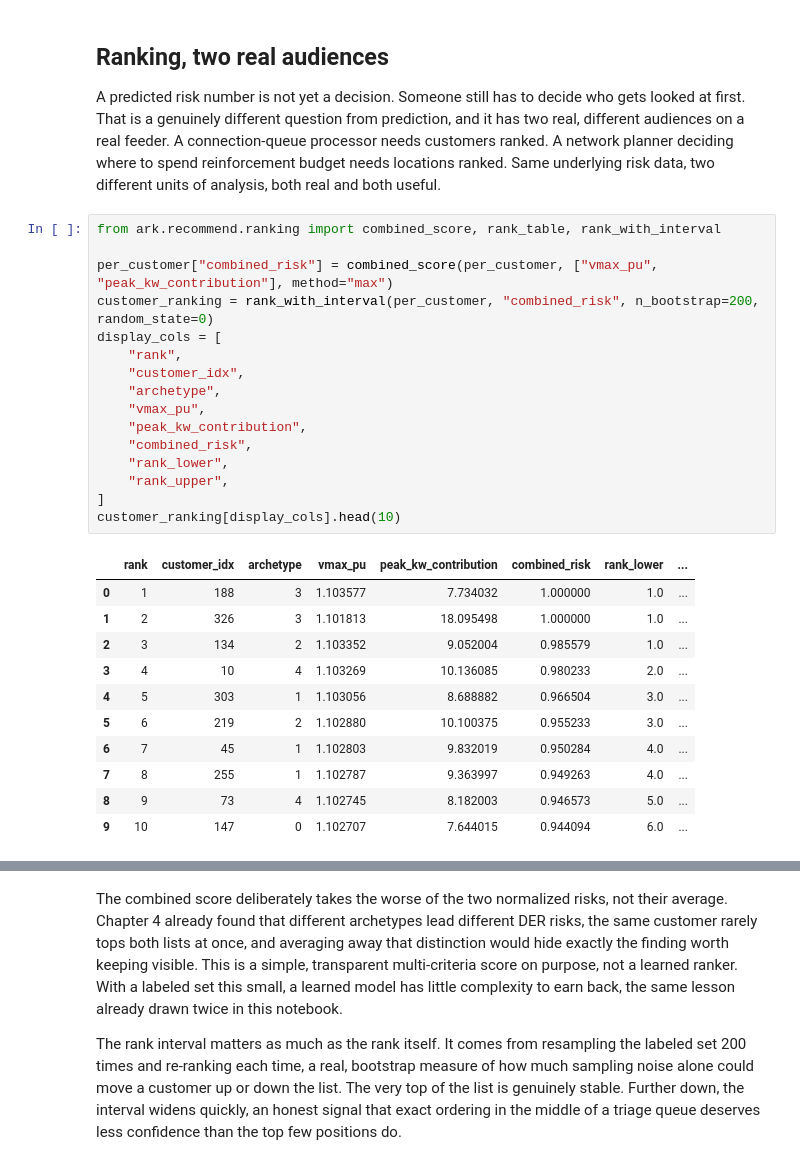
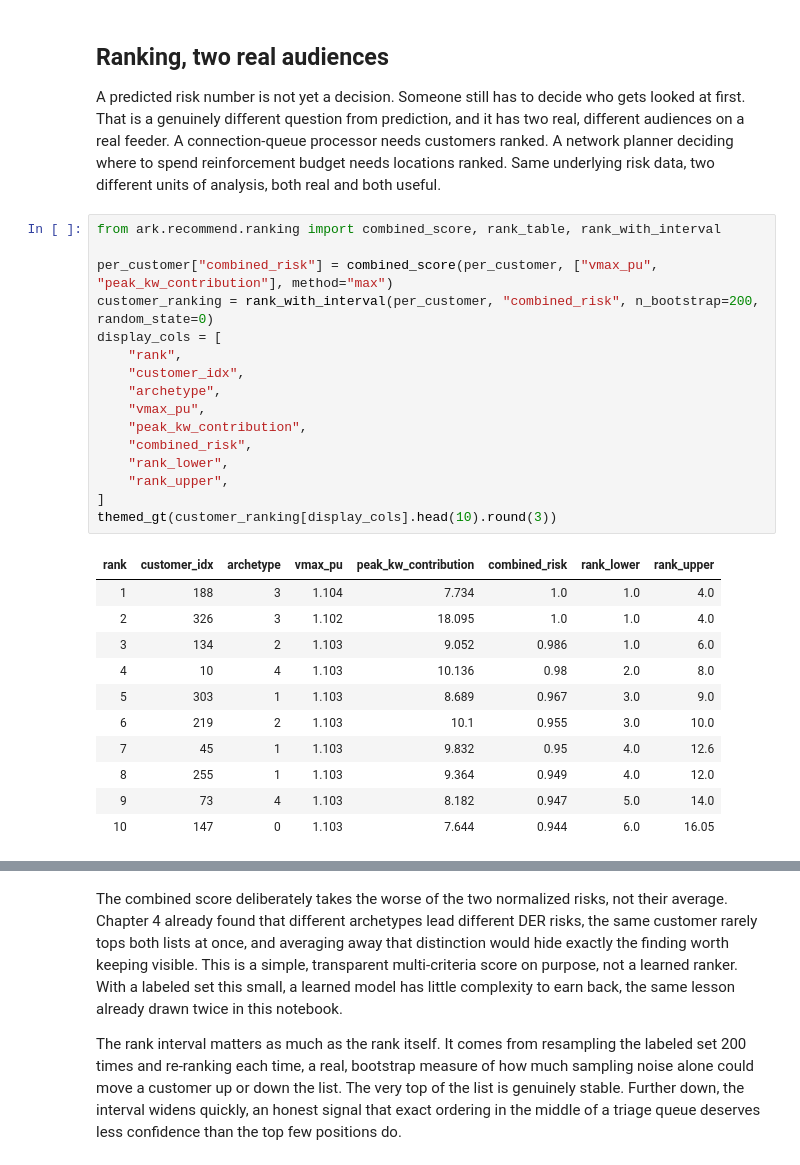
Before and after one commit to sambaiga/ml-energy-disaggregation, a Jupyter notebook: book/04-grid-edge/05-ranking-recommendation-code.ipynb, the cells around one changed output, grey strips where cells are left out. Saved outputs shown, nothing was run; the diff lists cells and outputs as text.

```diff
--- a/book/04-grid-edge/05-ranking-recommendation-code.ipynb
+++ b/book/04-grid-edge/05-ranking-recommendation-code.ipynb
@@ -325,31 +376,31 @@ calibrated on 89 held-back customers, threshold tau=0.830
 ## Ranking, two real audiences
 
 A predicted risk number is not yet a decision. Someone still has to decide who gets looked at first. That is a genuinely different question from prediction, and it has two real, different audiences on a real feeder. A connection-queue processor needs customers ranked. A network planner deciding where to spend reinforcement budget needs locations ranked. Same underlying risk data, two different units of analysis, both real and both useful.
-# %%
-from ark.recommend.ranking import combined_score, rank_table, rank_with_interval
-
-per_customer["combined_risk"] = combined_score(per_customer, ["vmax_pu", "peak_kw_contribution"], method="max")
-customer_ranking = rank_with_interval(per_customer, "combined_risk", n_bootstrap=200, random_state=0)
-display_cols = [
-    "rank",
-    "customer_idx",
-    "archetype",
-    "vmax_pu",
-    "peak_kw_contribution",
-    "combined_risk",
-    "rank_lower",
-    "rank_upper",
-]
-customer_ranking[display_cols].head(10)
-# %% [output]
-|  | rank | customer_idx | archetype | vmax_pu | peak_kw_contribution | combined_risk | rank_lower | ... |
-| 0 | 1 | 188 | 3 | 1.103577 | 7.734032 | 1.000000 | 1.0 | ... |
-| 1 | 2 | 326 | 3 | 1.101813 | 18.095498 | 1.000000 | 1.0 | ... |
-| 2 | 3 | 134 | 2 | 1.103352 | 9.052004 | 0.985579 | 1.0 | ... |
-| 3 | 4 | 10 | 4 | 1.103269 | 10.136085 | 0.980233 | 2.0 | ... |
-| 4 | 5 | 303 | 1 | 1.103056 | 8.688882 | 0.966504 | 3.0 | ... |
-| 5 | 6 | 219 | 2 | 1.102880 | 10.100375 | 0.955233 | 3.0 | ... |
-| 6 | 7 | 45 | 1 | 1.102803 | 9.832019 | 0.950284 | 4.0 | ... |
-| 7 | 8 | 255 | 1 | 1.102787 | 9.363997 | 0.949263 | 4.0 | ... |
-| 8 | 9 | 73 | 4 | 1.102745 | 8.182003 | 0.946573 | 5.0 | ... |
-| 9 | 10 | 147 | 0 | 1.102707 | 7.644015 | 0.944094 | 6.0 | ... |
+# %%
+from ark.recommend.ranking import combined_score, rank_table, rank_with_interval
+
+per_customer["combined_risk"] = combined_score(per_customer, ["vmax_pu", "peak_kw_contribution"], method="max")
+customer_ranking = rank_with_interval(per_customer, "combined_risk", n_bootstrap=200, random_state=0)
+display_cols = [
+    "rank",
+    "customer_idx",
+    "archetype",
+    "vmax_pu",
+    "peak_kw_contribution",
+    "combined_risk",
+    "rank_lower",
+    "rank_upper",
+]
+themed_gt(customer_ranking[display_cols].head(10).round(3))
+# %% [output]
+| rank | customer_idx | archetype | vmax_pu | peak_kw_contribution | combined_risk | rank_lower | rank_upper |
+| 1 | 188 | 3 | 1.104 | 7.734 | 1.0 | 1.0 | 4.0 |
+| 2 | 326 | 3 | 1.102 | 18.095 | 1.0 | 1.0 | 4.0 |
+| 3 | 134 | 2 | 1.103 | 9.052 | 0.986 | 1.0 | 6.0 |
+| 4 | 10 | 4 | 1.103 | 10.136 | 0.98 | 2.0 | 8.0 |
+| 5 | 303 | 1 | 1.103 | 8.689 | 0.967 | 3.0 | 9.0 |
+| 6 | 219 | 2 | 1.103 | 10.1 | 0.955 | 3.0 | 10.0 |
+| 7 | 45 | 1 | 1.103 | 9.832 | 0.95 | 4.0 | 12.6 |
+| 8 | 255 | 1 | 1.103 | 9.364 | 0.949 | 4.0 | 12.0 |
+| 9 | 73 | 4 | 1.103 | 8.182 | 0.947 | 5.0 | 14.0 |
+| 10 | 147 | 0 | 1.103 | 7.644 | 0.944 | 6.0 | 16.05 |
```
Also changed, not shown: parts of 25 cells of this notebook.
